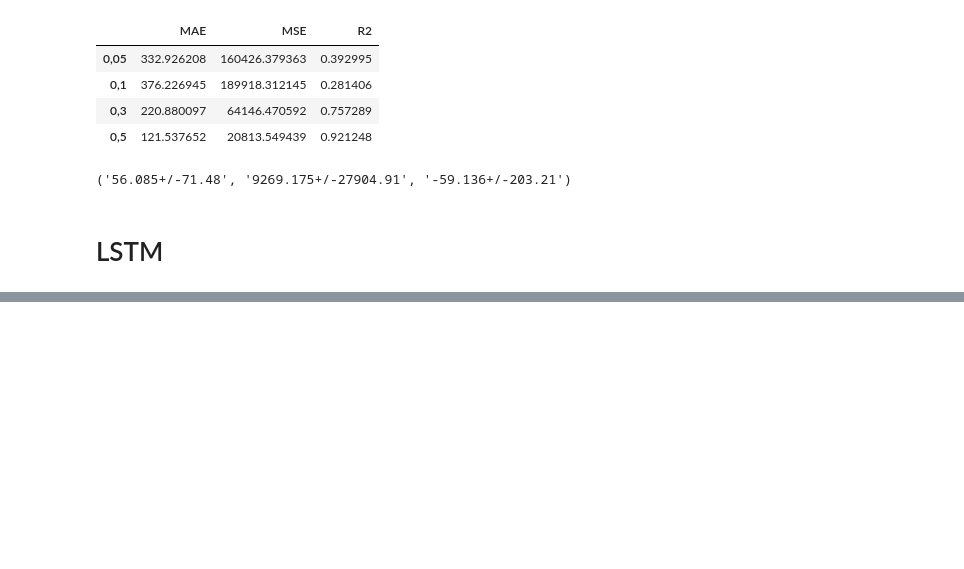
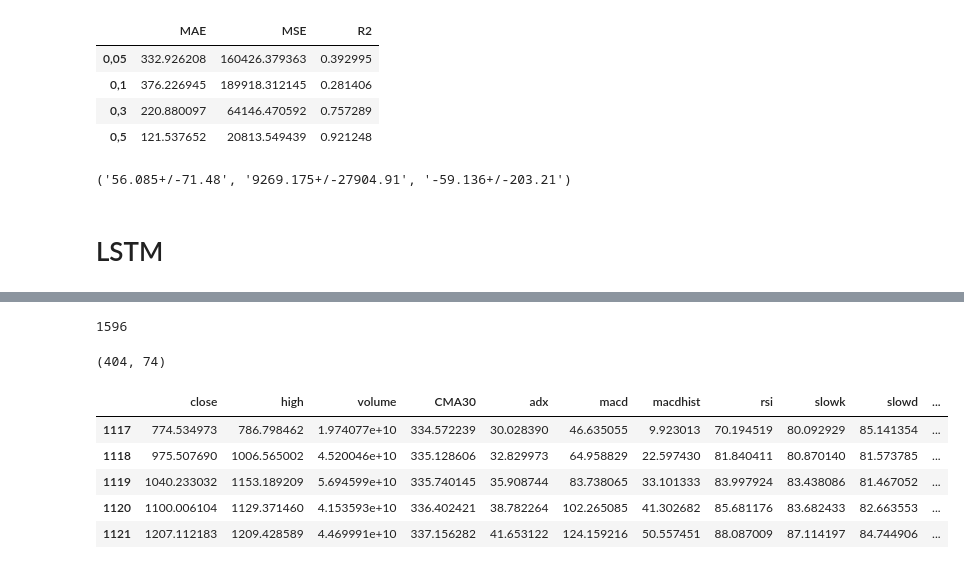
Before and after one commit to diogobulhosa/BC4, a Jupyter notebook: notebooks/nb-eth.ipynb, the cells around one changed output, grey strips where cells are left out. Saved outputs shown, nothing was run; the diff lists cells and outputs as text; code cells hidden in the pictures; blank space fills up the shorter version.

```diff
--- a/notebooks/nb-eth.ipynb
+++ b/notebooks/nb-eth.ipynb
@@ -1235,0 +1142,5 @@ ValueError: Length of values (839) does not match length of index (899)
+# %%
+result1 = pd.read_csv(r'../data/cryptoInd/eth_ind.csv')
+# %%
+# respecting corr matrix
+result1.drop(['low', 'open','SMA30', 'EMA30','bb_low', 'bb_ma', 'bb_high', 'stdev', 'adj_close', 'macdsignal'], axis=1, inplace=True)
@@ -1235,0 +1156,14 @@ ValueError: Length of values (839) does not match length of index (899)
+# %%
+len(result1)
+# %% [output]
+1596
+# %%
+# one year
+result1 = result1[result1['Date']> '2021-01-01'].copy()
+# %%
+data_training = result1[result1['Date']< '2022-02-10'].copy()
+data_testing = result1[result1['Date']> '2022-02-10'].copy()
+# %%
+len(data_training),len(data_testing)
+# %% [output]
+(404, 74)
@@ -1235,0 +1172,10 @@ ValueError: Length of values (839) does not match length of index (899)
+# %%
+training_data = data_training.drop(['Date'], axis = 1)
+training_data.head()
+# %% [output]
+|  | close | high | volume | CMA30 | adx | macd | macdhist | rsi | slowk | slowd | ... |
+| 1117 | 774.534973 | 786.798462 | 1.974077e+10 | 334.572239 | 30.028390 | 46.635055 | 9.923013 | 70.194519 | 80.092929 | 85.141354 | ... |
+| 1118 | 975.507690 | 1006.565002 | 4.520046e+10 | 335.128606 | 32.829973 | 64.958829 | 22.597430 | 81.840411 | 80.870140 | 81.573785 | ... |
+| 1119 | 1040.233032 | 1153.189209 | 5.694599e+10 | 335.740145 | 35.908744 | 83.738065 | 33.101333 | 83.997924 | 83.438086 | 81.467052 | ... |
+| 1120 | 1100.006104 | 1129.371460 | 4.153593e+10 | 336.402421 | 38.782264 | 102.265085 | 41.302682 | 85.681176 | 83.682433 | 82.663553 | ... |
+| 1121 | 1207.112183 | 1209.428589 | 4.469991e+10 | 337.156282 | 41.653122 | 124.159216 | 50.557451 | 88.087009 | 87.114197 | 84.744906 | ... |
```
Also changed, not shown: parts of 32 cells of this notebook, 27 other files.
